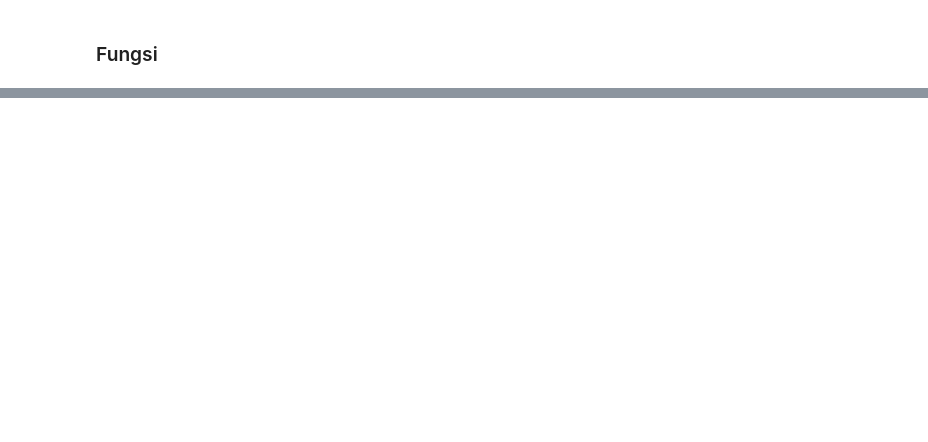
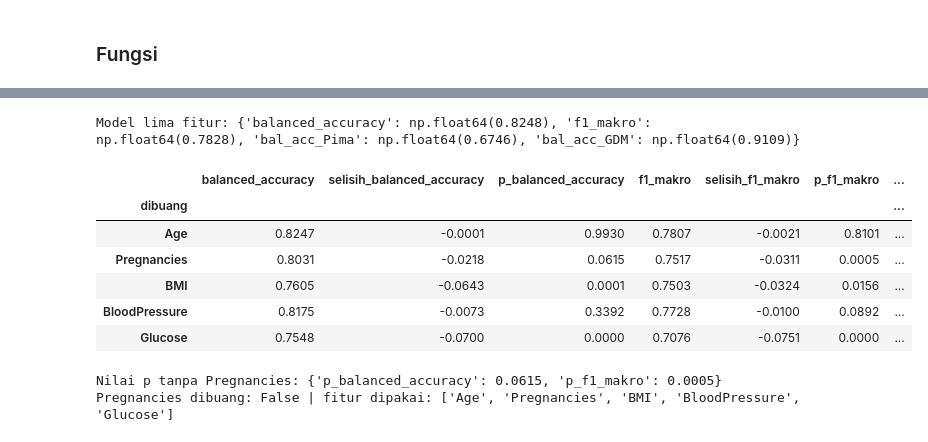
Before and after one commit to maniikambara/diabetes-risk-gnb, a Jupyter notebook: notebooks/03_GaussianNB.ipynb, the cells around one changed output, grey strips where cells are left out. Cells and saved outputs as stored; diff of their text form; code cells hidden in the pictures; blank space fills up the shorter version.

```diff
--- a/notebooks/03_GaussianNB.ipynb
+++ b/notebooks/03_GaussianNB.ipynb
@@ -239,0 +266,36 @@ Tersimpan:
+# %%
+dasar = skor_final_cv
+baris_ablasi = []
+for fitur in FITUR_AWAL:
+    sisa = [f for f in FITUR_AWAL if f != fitur]
+    skor = cv_berulang(buat_model(TRANSFORMASI, ALPHA), X_dev[sisa], y_dev, sumber_dev)
+    baris = {"dibuang": fitur}
+    for metrik in ["balanced_accuracy", "f1_makro", "bal_acc_Pima", "bal_acc_GDM"]:
+        selisih, p = uji_t_terkoreksi(skor[metrik], dasar[metrik])
+        baris[metrik] = round(skor[metrik].mean(), 4)
+        baris[f"selisih_{metrik}"] = round(selisih, 4)
+        baris[f"p_{metrik}"] = round(p, 4)
+    baris_ablasi.append(baris)
+
+tabel_ablasi = pd.DataFrame(baris_ablasi).set_index("dibuang")
+print("Model lima fitur:", {k: round(dasar[k].mean(), 4) for k in ["balanced_accuracy", "f1_makro", "bal_acc_Pima", "bal_acc_GDM"]})
+tabel_ablasi[["balanced_accuracy", "selisih_balanced_accuracy", "p_balanced_accuracy",
+              "f1_makro", "selisih_f1_makro", "p_f1_makro", "bal_acc_Pima", "bal_acc_GDM"]]
+# %% [output]
+Model lima fitur: {'balanced_accuracy': np.float64(0.8248), 'f1_makro': np.float64(0.7828), 'bal_acc_Pima': np.float64(0.6746), 'bal_acc_GDM': np.float64(0.9109)}
+|  | balanced_accuracy | selisih_balanced_accuracy | p_balanced_accuracy | f1_makro | selisih_f1_makro | p_f1_makro | ... |
+| dibuang |  |  |  |  |  |  | ... |
+| Age | 0.8247 | -0.0001 | 0.9930 | 0.7807 | -0.0021 | 0.8101 | ... |
+| Pregnancies | 0.8031 | -0.0218 | 0.0615 | 0.7517 | -0.0311 | 0.0005 | ... |
+| BMI | 0.7605 | -0.0643 | 0.0001 | 0.7503 | -0.0324 | 0.0156 | ... |
+| BloodPressure | 0.8175 | -0.0073 | 0.3392 | 0.7728 | -0.0100 | 0.0892 | ... |
+| Glucose | 0.7548 | -0.0700 | 0.0000 | 0.7076 | -0.0751 | 0.0000 | ... |
+# %%
+p_hamil = tabel_ablasi.loc["Pregnancies", ["p_balanced_accuracy", "p_f1_makro"]]
+buang_pregnancies = bool((p_hamil >= 0.05).all())
+FITUR = [f for f in FITUR_AWAL if not (f == "Pregnancies" and buang_pregnancies)]
+print("Nilai p tanpa Pregnancies:", p_hamil.to_dict())
+print("Pregnancies dibuang:", buang_pregnancies, "| fitur dipakai:", FITUR)
+# %% [output]
+Nilai p tanpa Pregnancies: {'p_balanced_accuracy': 0.0615, 'p_f1_makro': 0.0005}
+Pregnancies dibuang: False | fitur dipakai: ['Age', 'Pregnancies', 'BMI', 'BloodPressure', 'Glucose']
```
Also changed, not shown: parts of 40 cells of this notebook, 16 other files.
